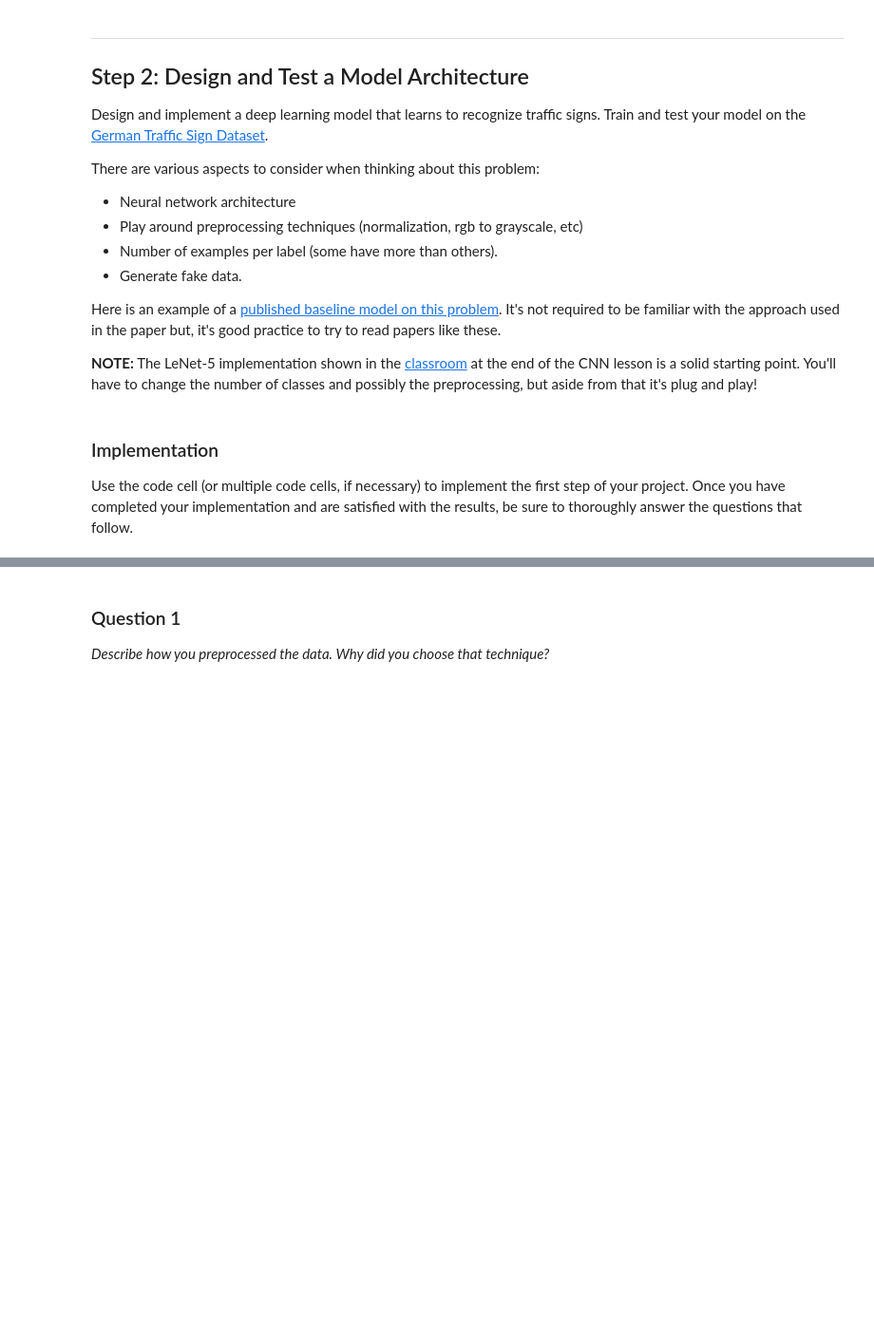
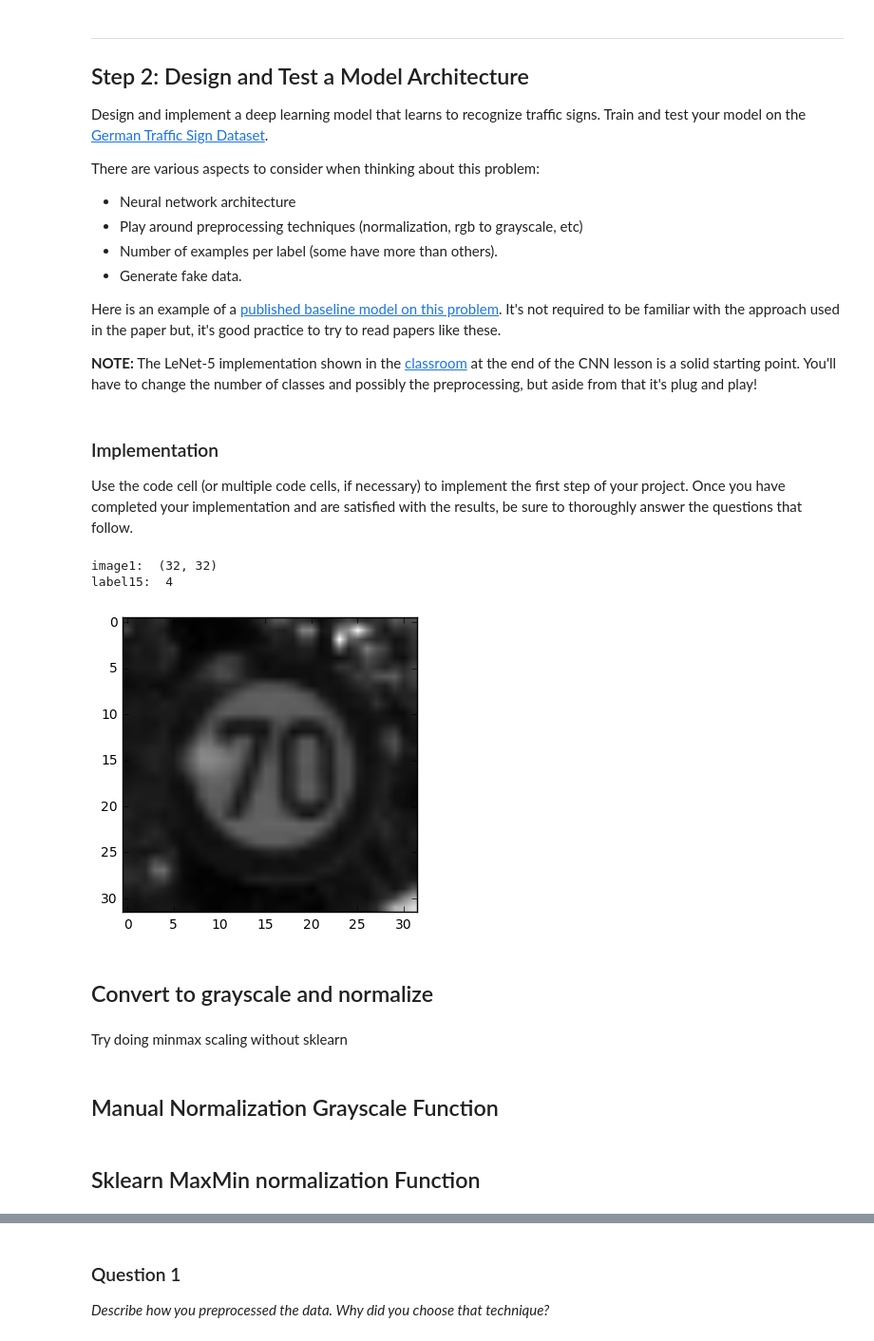
Before and after one commit to JonathanCMitchell/CarND-Traffic-Sign-Classifier-Project, a Jupyter notebook: Traffic_Sign_Classifier.ipynb, the cells around one changed output, grey strips where cells are left out. Shown: that part at 95% size. Drawn from its saved outputs; the diff is of its cells as text; code cells hidden in the pictures; blank space fills up the shorter version.

```diff
--- a/Traffic_Sign_Classifier.ipynb
+++ b/Traffic_Sign_Classifier.ipynb
@@ -149,8 +155,31 @@ Use the code cell (or multiple code cells, if necessary) to implement the first
 # %%
 ### Preprocess the data here.
 ### Feel free to use as many code cells as needed.
 from sklearn.utils import shuffle
-X_train, y_train = shuffle(X_train, y_train)
+from sklearn import preprocessing
+import cv2
+
+# First turn all the images into grayscale
+
+
+# X_train, y_train = shuffle(X_train, y_train)
+image1p = X_train[15]
+# plt.imshow(image1p)
+# image1 = cv2.cvtColor(image,cv2.COLOR_RGB2HSV)
+image1 = cv2.cvtColor(X_train[15234],cv2.COLOR_RGB2GRAY)
+print('image1: ', image1.shape)
+plt.imshow(image1, cmap="gray")
+print('label15: ', y_train[15234])
 
 # Batch normalization
 # L2 Regularization:
+# %% [output]
+image1:  (32, 32)
+label15:  4
+[figure, added]
+# %% [markdown]
+## Convert to grayscale and normalize
+# %% [markdown]
+Try doing minmax scaling without sklearn
+# %% [markdown]
+## Manual Normalization Grayscale Function
@@ -156,0 +201,2 @@ X_train, y_train = shuffle(X_train, y_train)
+# %% [markdown]
+## Sklearn MaxMin normalization Function
```
Also changed, not shown: parts of 15 cells of this notebook.
